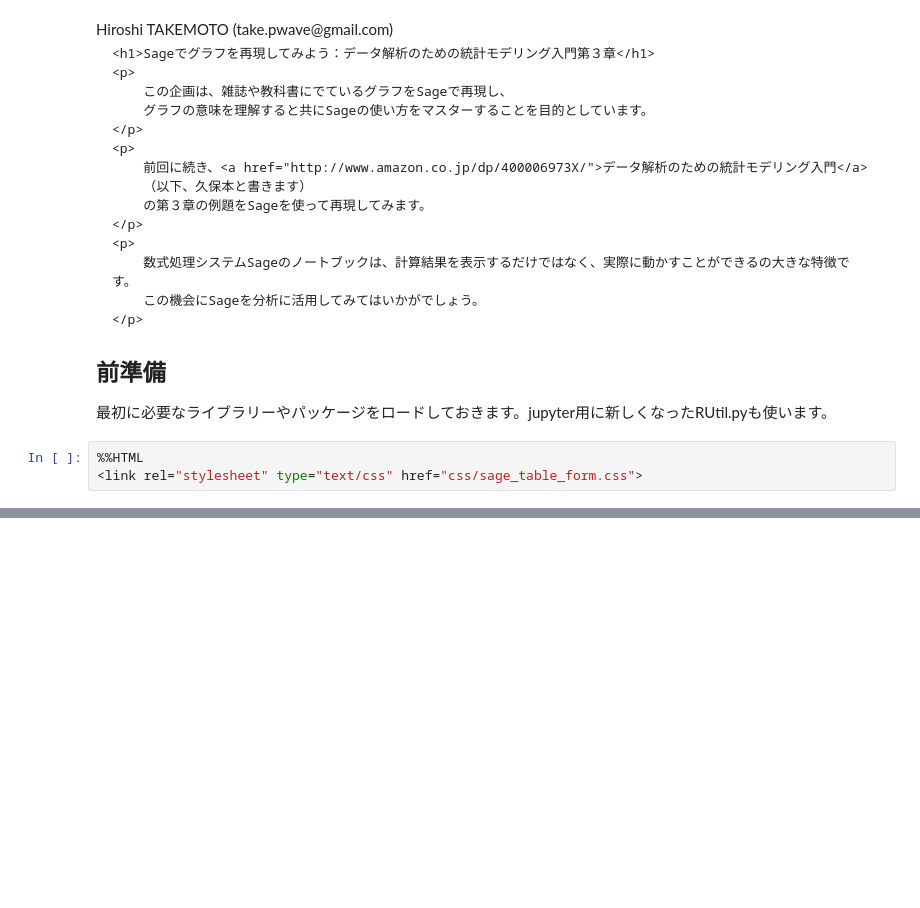
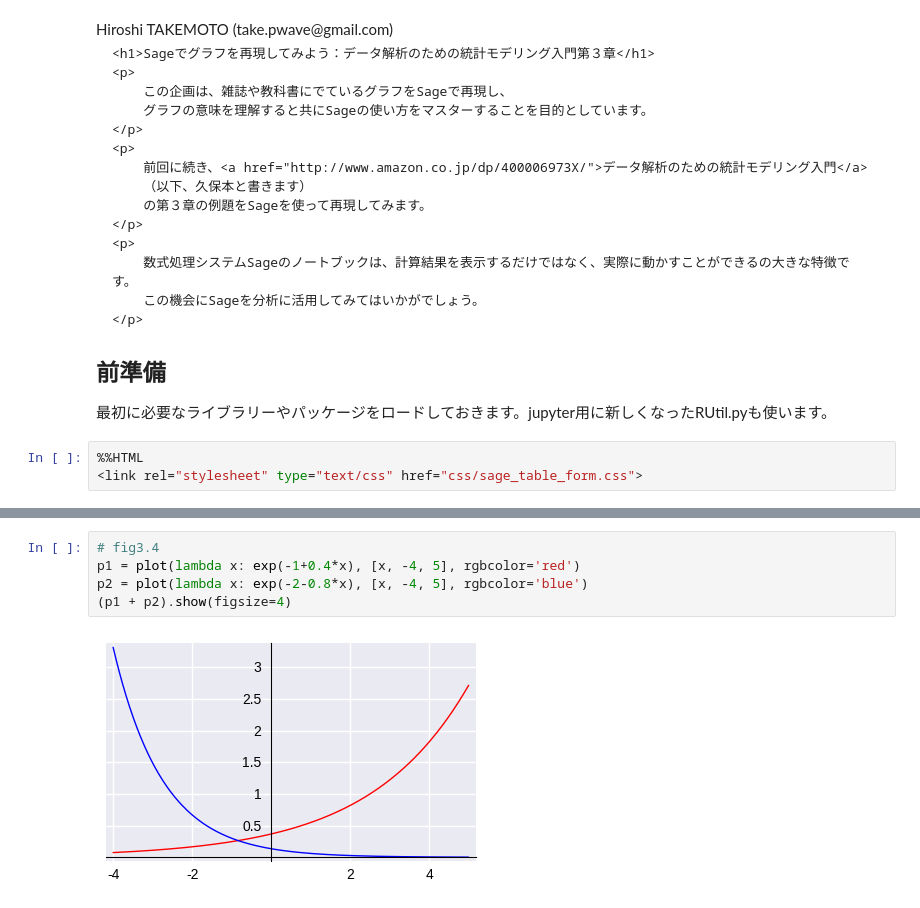
Before and after one commit to take-pwave/notebook, a Jupyter notebook: kubo-book/Kubo_book_chap3.ipynb, the cells around one changed output, grey strips where cells are left out. Saved outputs shown, nothing was run; the diff lists cells and outputs as text; blank space fills up the shorter version.

```diff
--- a/kubo-book/Kubo_book_chap3.ipynb
+++ b/kubo-book/Kubo_book_chap3.ipynb
@@ -51,0 +289,7 @@ OSError: [Errno 12] Cannot allocate memory
+# %%
+# fig3.4
+p1 = plot(lambda x: exp(-1+0.4*x), [x, -4, 5], rgbcolor='red')
+p2 = plot(lambda x: exp(-2-0.8*x), [x, -4, 5], rgbcolor='blue')
+(p1 + p2).show(figsize=4)
+# %% [output]
+[figure, added]
```
Also changed, not shown: parts of 41 cells of this notebook, 20 other files.
